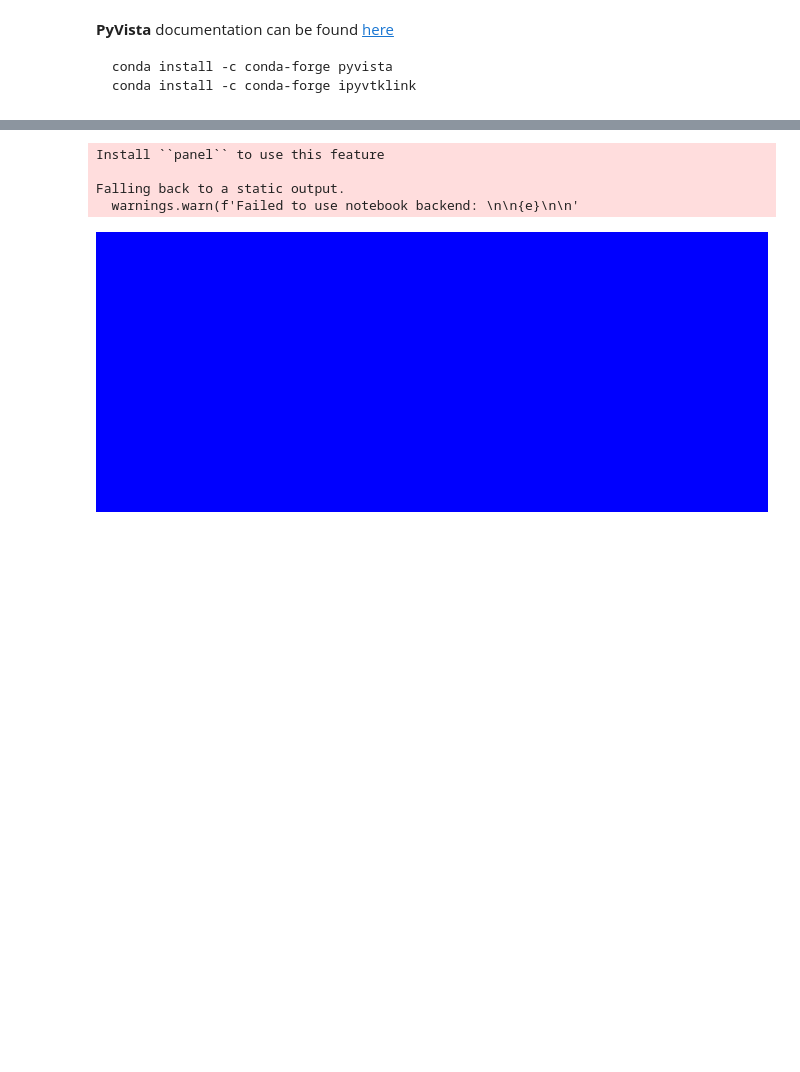
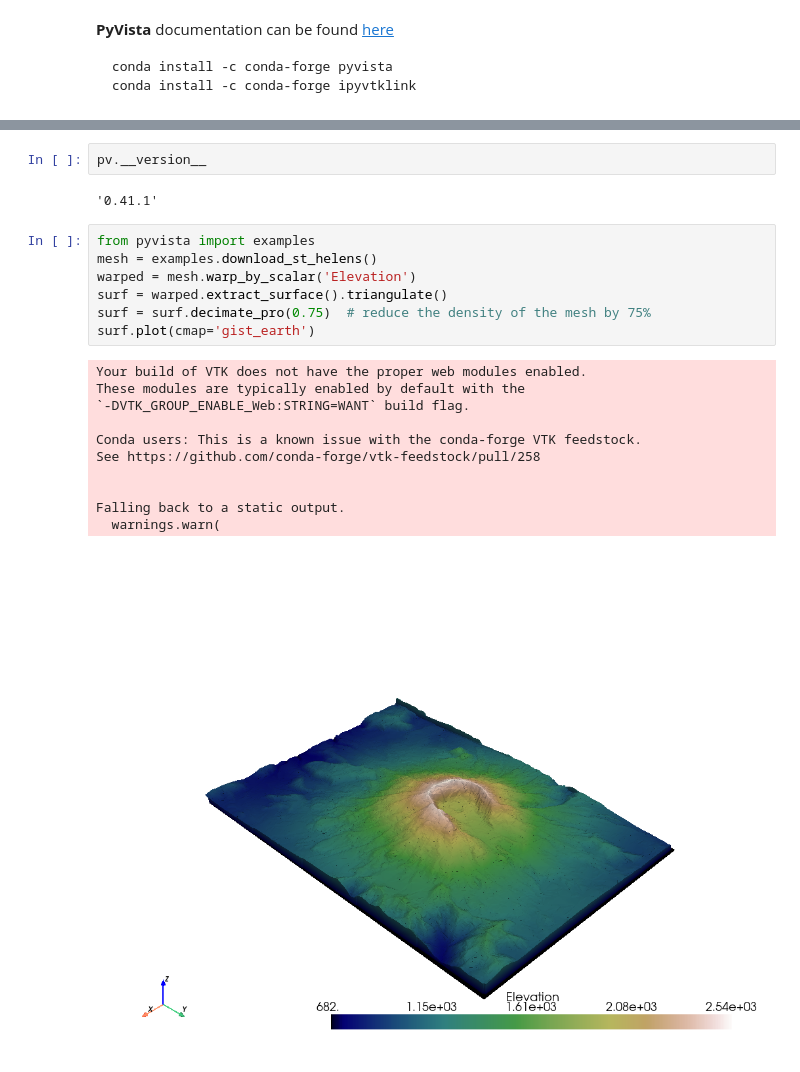
Before and after one commit to JeanBilheux/python_101, a Jupyter notebook: pyvista/getting_started.ipynb, the cells around one changed output, grey strips where cells are left out. Cells and saved outputs as stored; diff of their text form; blank space fills up the shorter version.

```diff
--- a/pyvista/getting_started.ipynb
+++ b/pyvista/getting_started.ipynb
@@ -18,7 +28,23 @@ ViewInteractiveWidget(height=768, layout=Layout(height='auto', width='100%'), wi
 # %%
+pv.__version__
 # %% [output]
-Install ``panel`` to use this feature
-
-Falling back to a static output.
-  warnings.warn(f'Failed to use notebook backend: \n\n{e}\n\n'
+'0.41.1'
-[figure, removed]
+# %%
+from pyvista import examples
+mesh = examples.download_st_helens()
+warped = mesh.warp_by_scalar('Elevation')
+surf = warped.extract_surface().triangulate()
+surf = surf.decimate_pro(0.75)  # reduce the density of the mesh by 75%
+surf.plot(cmap='gist_earth')
+# %% [output]
+Your build of VTK does not have the proper web modules enabled.
+These modules are typically enabled by default with the
+`-DVTK_GROUP_ENABLE_Web:STRING=WANT` build flag.
+
+Conda users: This is a known issue with the conda-forge VTK feedstock.
+See https://github.com/conda-forge/vtk-feedstock/pull/258
+
+
+Falling back to a static output.
+  warnings.warn(
+[figure, added]
```
Also changed, not shown: parts of 2 cells of this notebook, 1 other file.
